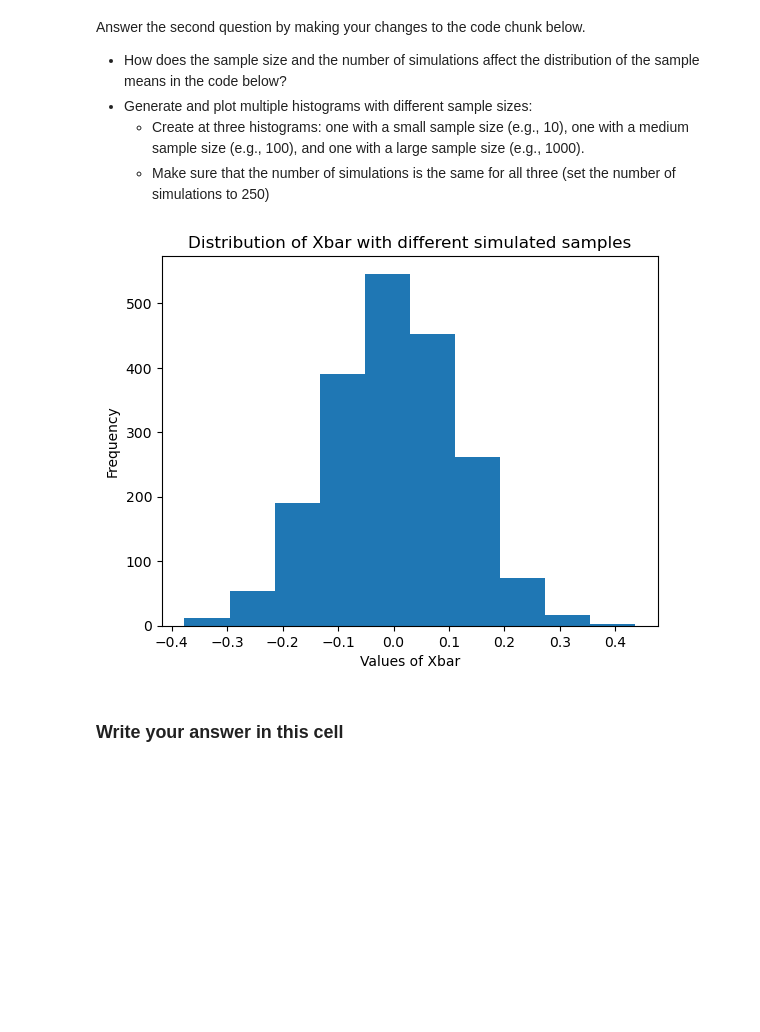
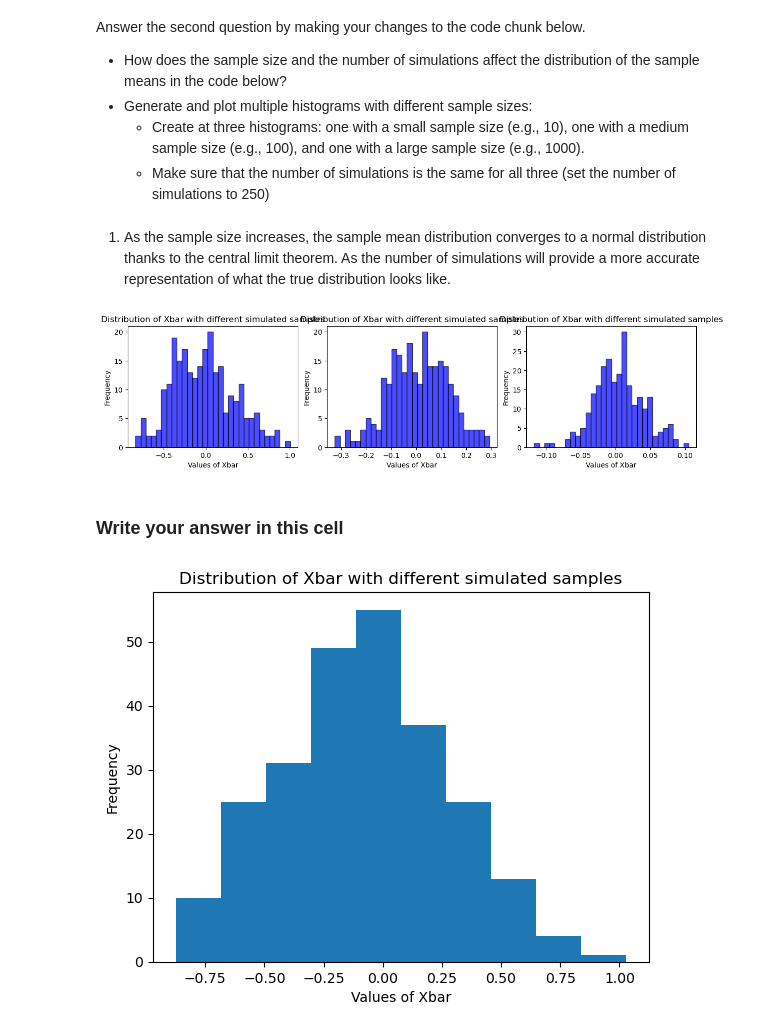
Before and after one commit to rickipedia151/qtm151spring2025, a Jupyter notebook: assignment4/assignment4.ipynb, the cells around one changed output. Saved outputs shown, nothing was run; the diff lists cells and outputs as text; code cells hidden in the pictures; blank space fills up the shorter version.

```diff
--- a/assignment4/assignment4.ipynb
+++ b/assignment4/assignment4.ipynb
@@ -94,24 +146,27 @@ In order to recieve full credit, please answer the first question in the markdow
 - Generate and plot multiple histograms with different sample sizes:
     - Create at three histograms: one with a small sample size (e.g., 10), one with a medium sample size (e.g., 100), and one with a large sample size (e.g., 1000).
     - Make sure that the number of simulations is the same for all three (set the number of simulations to 250)
+# %% [markdown]
+1) As the sample size increases, the sample mean distribution converges to a normal distribution thanks to the central limit theorem. As the number of simulations will provide a more accurate representation of what the true distribution looks like.
 # %%
-num_simulations = 2000
-sample_size     = 100
+num_simulations = 250
+sample_size_list = [10, 100, 1000]
 
-vec_xbar = [None] * num_simulations
+fig, list_subfig = plt.subplots(1,len(sample_size_list),figsize = [12,3])
+plt.tight_layout()
 
-for iteration in range(num_simulations):
-    vec_unif  = np.random.uniform(low = -2, high=2, size = sample_size)
-    vec_xbar[iteration] = vec_unif.mean()
+for index, sample_size in enumerate(sample_size_list):
+    vec_xbar = [None] * num_simulations
+    for iteration in range(num_simulations):
+        vec_unif  = np.random.uniform(low = -2, high=2, size = sample_size)
+        vec_xbar[iteration] = vec_unif.mean()
+    list_subfig[index].hist(vec_xbar, bins = 30, color = 'blue', edgecolor = 'black', alpha=0.7)
+    list_subfig[index].set_title("Distribution of Xbar with different simulated samples")
+    list_subfig[index].set_ylabel("Frequency")
+    list_subfig[index].set_xlabel("Values of Xbar")
 
-vec_xbar
-
-plt.hist(vec_xbar)
-plt.title("Distribution of Xbar with different simulated samples")
-plt.ylabel("Frequency")
-plt.xlabel("Values of Xbar")
 plt.show()
 # %% [output]
-[figure, old version]
+[figure, new version]
 # %% [markdown]
 ### Write your answer in this cell
@@ -123,0 +173,20 @@ plt.show()
+# %%
+#Small sample (write your answer here)
+num_simulations = 250 # changed from 1000 to 250
+sample_size     = 10 # changed from 100 to 10
+
+vec_xbar = [None] * num_simulations
+
+for iteration in range(num_simulations):
+    vec_unif  = np.random.uniform(low = -2, high=2, size = sample_size)
+    vec_xbar[iteration] = vec_unif.mean()
+
+vec_xbar
+
+plt.hist(vec_xbar)
+plt.title("Distribution of Xbar with different simulated samples")
+plt.ylabel("Frequency")
+plt.xlabel("Values of Xbar")
+plt.show()
+# %% [output]
+[figure, added]
```
Also changed, not shown: parts of 14 cells of this notebook.
